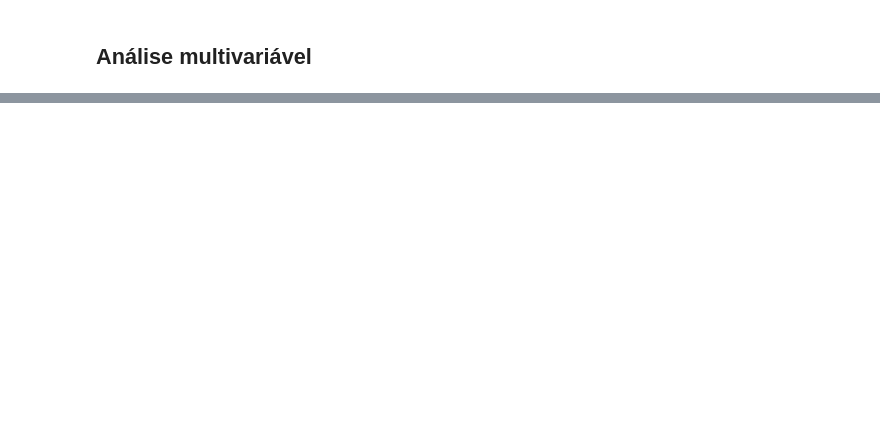
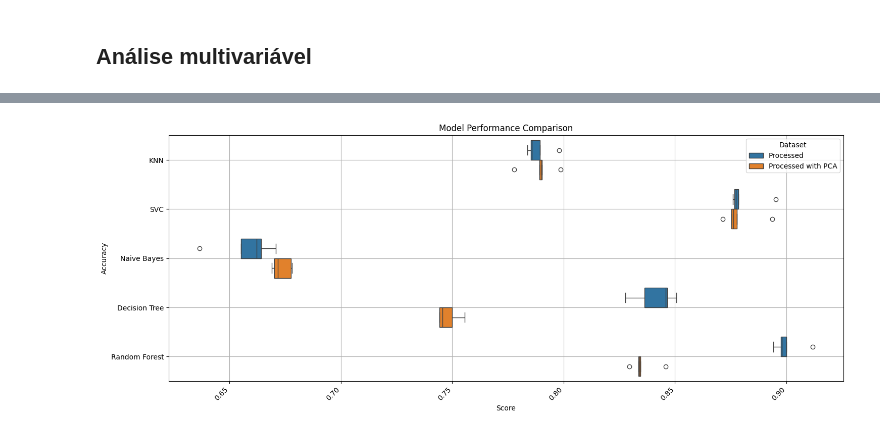
Before and after one commit to Ribeiro-Victor/coc602-data-mining, a Jupyter notebook: notebook.ipynb, the cells around one changed output, grey strips where cells are left out. Cells and saved outputs as stored; diff of their text form; code cells hidden in the pictures; blank space fills up the shorter version.

```diff
--- a/notebook.ipynb
+++ b/notebook.ipynb
@@ -116,0 +308,40 @@ plot_variables_grouped_by_obesity(df_treino)
+# %%
+result_dict_train = {}
+result_dict_test = {}
+
+models = {
+    'KNN': KNeighborsClassifier(),
+    'SVC': SVC(),
+    'Naive Bayes': GaussianNB(),
+    'Decision Tree': DecisionTreeClassifier(random_state = 42),
+    "Random Forest": RandomForestClassifier(random_state = 42)
+}
+
+datasets = {
+    'Processed': X_train_processed,
+    'Processed with PCA': X_train_processed_pca
+}
+
+all_scores = {model_name: {dataset_name: [] for dataset_name in datasets.keys()} for model_name in models.keys()}
+
+for model_name, model in models.items():
+    for dataset_name, dataset in datasets.items():
+        scores = cross_val_score(model, dataset, y_train, cv=5)
+        all_scores[model_name][dataset_name] = scores
+# %%
+df_scores = pd.DataFrame([(model_name, dataset_name, score)
+                   for model_name, scores_dict in all_scores.items()
+                   for dataset_name, scores in scores_dict.items()
+                   for score in scores],
+                  columns=['Model', 'Dataset', 'Score'])
+
+plt.figure(figsize=(15, 6))
+sns.boxplot(data=df_scores, y='Model', x='Score', hue='Dataset', orient='h')
+plt.title('Model Performance Comparison')
+plt.ylabel('Accuracy')
+plt.grid(True)
+plt.xticks(rotation=45, ha="right")
+plt.tight_layout()
+plt.show()
+# %% [output]
+[figure, added]
```
Also changed, not shown: parts of 25 cells of this notebook.
